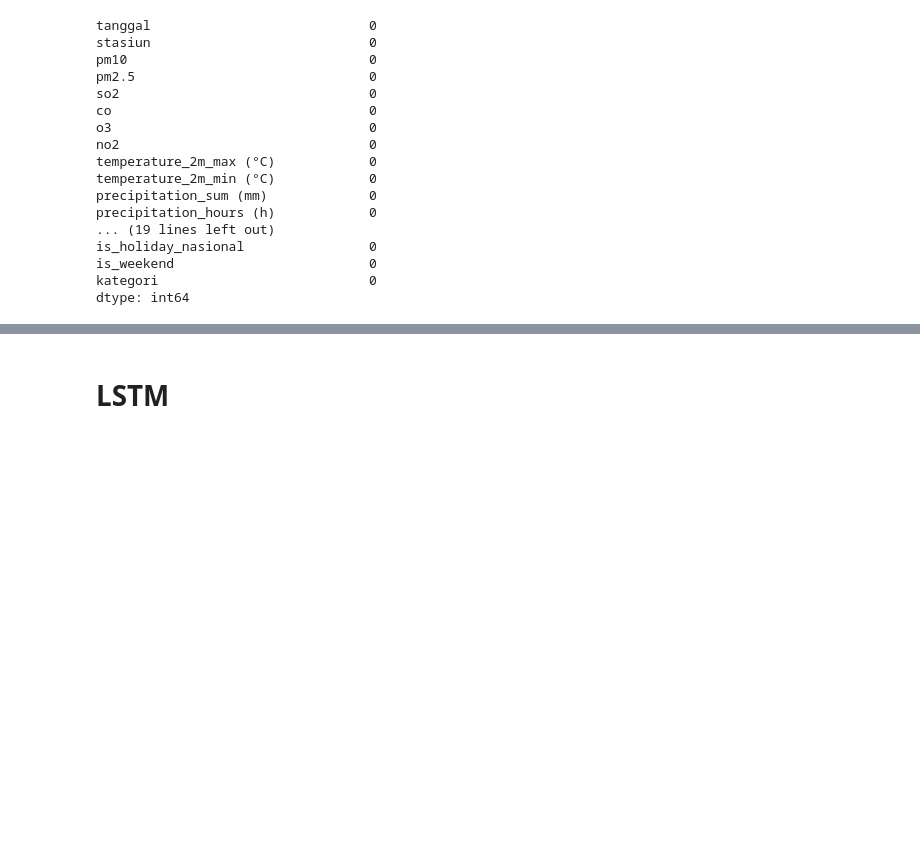
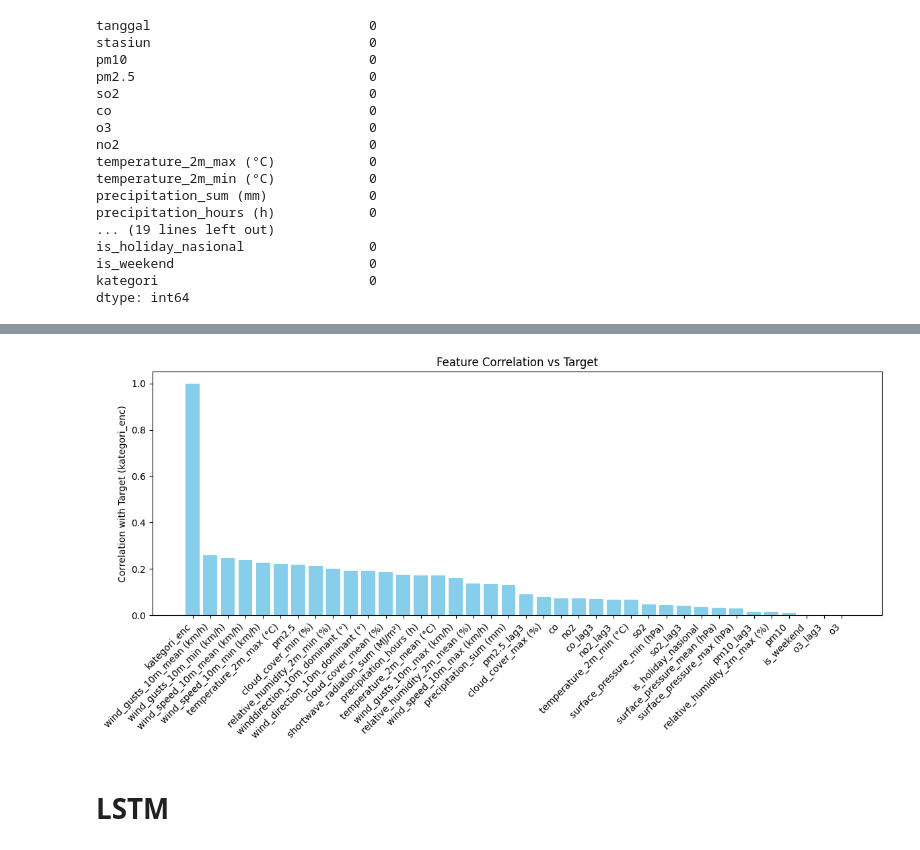
Before and after one commit to rovanwardana/hatikuKosongTakutDitanemSawit, a Jupyter notebook: notebook.ipynb, the cells around one changed output, grey strips where cells are left out. Cells and saved outputs as stored; diff of their text form; code cells hidden in the pictures; blank space fills up the shorter version.

```diff
--- a/notebook.ipynb
+++ b/notebook.ipynb
@@ -745,2 +763,26 @@ df.head()
+# %%
+# target numeric
+target_col = "kategori_enc"
+
+# semua fitur numerik
+numeric_cols = df.select_dtypes(include=["float64","int64"]).columns.tolist()
+numeric_cols = [c for c in numeric_cols if c != target_col]  # exclude target
+
+# hitung korelasi fitur vs target
+corr_target = df[numeric_cols + [target_col]].corr()[target_col]
+
+# sort berdasarkan absolut korelasi
+corr_target_sorted = corr_target.abs().sort_values(ascending=False)
+
+# plot bar chart
+plt.figure(figsize=(12,6))
+plt.bar(corr_target_sorted.index, corr_target_sorted.values, color="skyblue")
+plt.ylabel("Correlation with Target (kategori_enc)")
+plt.title("Feature Correlation vs Target")
+plt.xticks(rotation=45, ha="right")
+plt.tight_layout()
+plt.show()
+# %% [output]
+[figure, added]
 # %% [markdown]
 # LSTM
```
Also changed, not shown: parts of 6 cells of this notebook.
